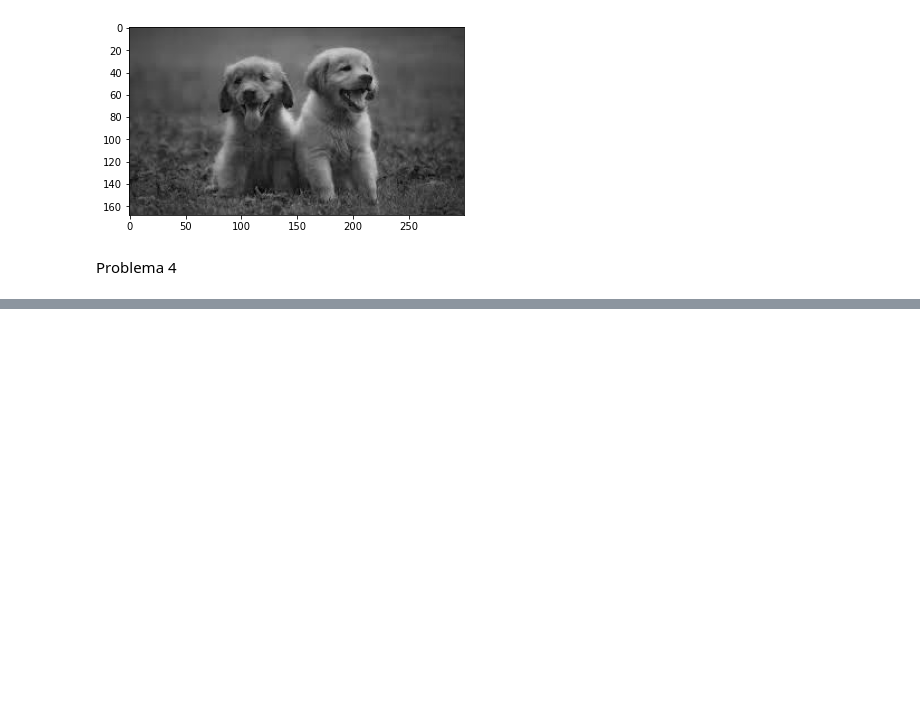
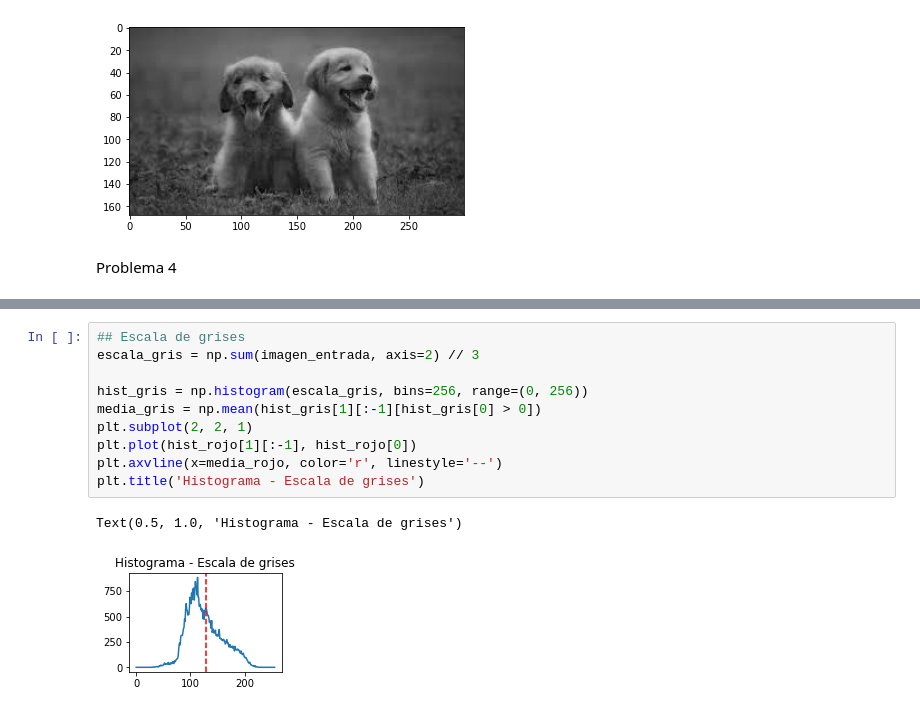
Before and after one commit to Acgonzalezt/text_mining_Image_recognition, a Jupyter notebook: Laboratorio 1.ipynb, the cells around one changed output, grey strips where cells are left out. Cells and saved outputs as stored; diff of their text form; blank space fills up the shorter version.

```diff
--- a/Laboratorio 1.ipynb
+++ b/Laboratorio 1.ipynb
@@ -196,0 +232,13 @@ Problema 4
+# %%
+## Escala de grises
+escala_gris = np.sum(imagen_entrada, axis=2) // 3
+
+hist_gris = np.histogram(escala_gris, bins=256, range=(0, 256))
+media_gris = np.mean(hist_gris[1][:-1][hist_gris[0] > 0])
+plt.subplot(2, 2, 1)
+plt.plot(hist_rojo[1][:-1], hist_rojo[0])
+plt.axvline(x=media_rojo, color='r', linestyle='--')
+plt.title('Histograma - Escala de grises')
+# %% [output]
+Text(0.5, 1.0, 'Histograma - Escala de grises')
+[figure, added]
```
Also changed, not shown: parts of 4 cells of this notebook.
